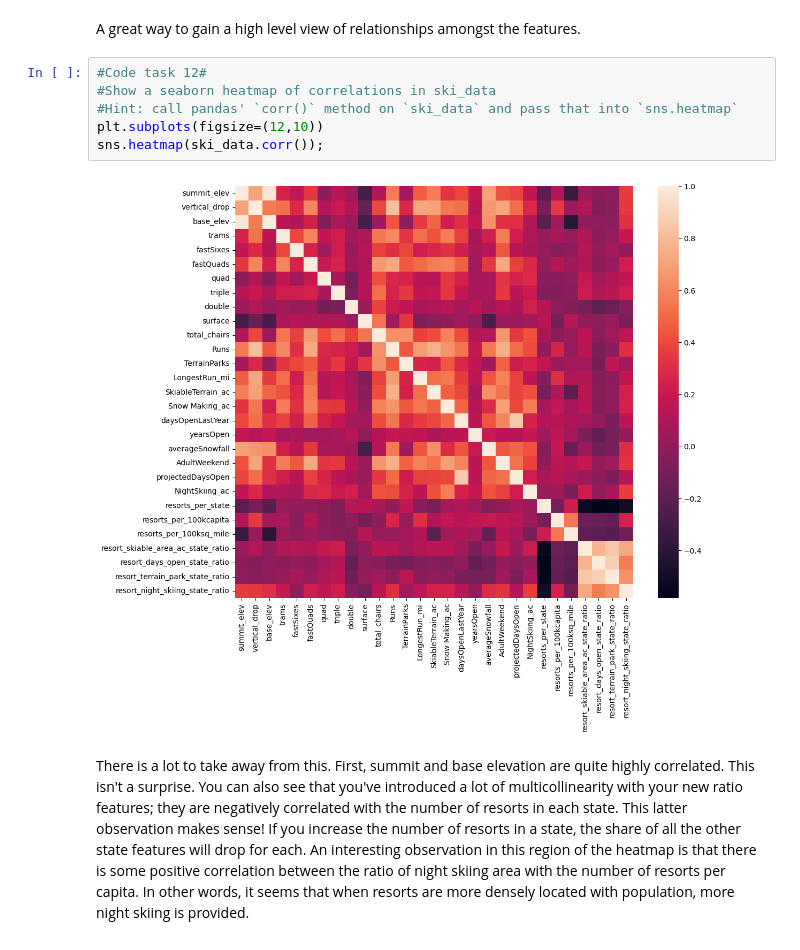
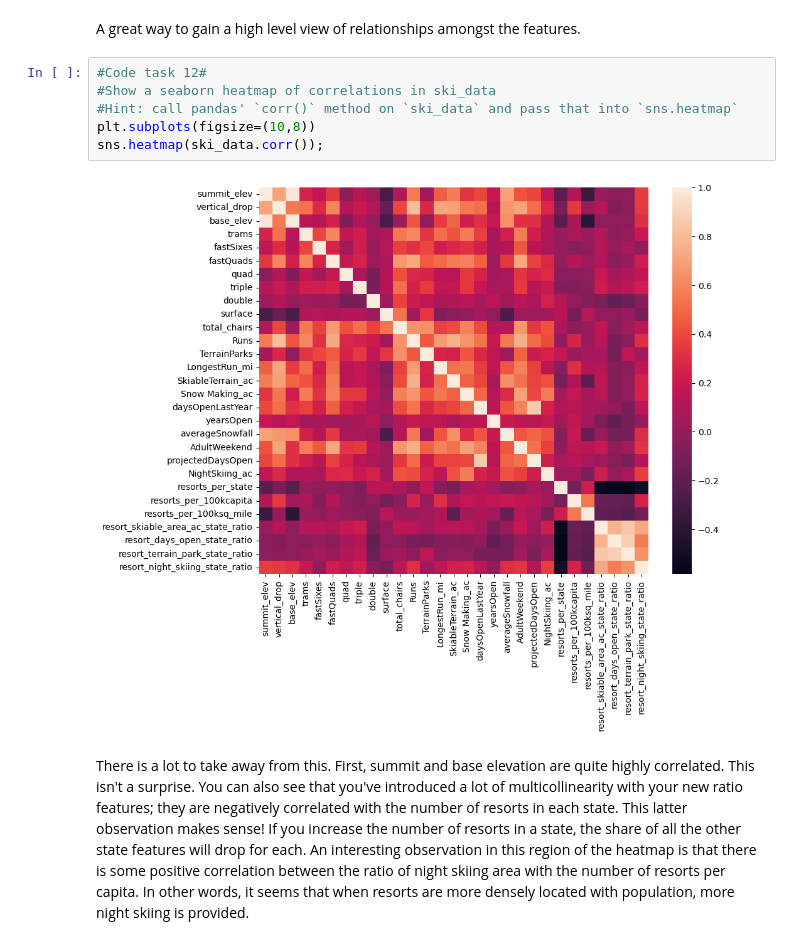
Before and after one commit to zwkaufman/DataScienceGuidedCapstone, a Jupyter notebook: Notebooks/03_exploratory_data_analysis.ipynb, the cells around one changed output. Saved outputs shown, nothing was run; the diff lists cells and outputs as text.

```diff
--- a/Notebooks/03_exploratory_data_analysis.ipynb
+++ b/Notebooks/03_exploratory_data_analysis.ipynb
@@ -759,11 +759,11 @@ A great way to gain a high level view of relationships amongst the features.
 # %%
 #Code task 12#
 #Show a seaborn heatmap of correlations in ski_data
 #Hint: call pandas' `corr()` method on `ski_data` and pass that into `sns.heatmap`
-plt.subplots(figsize=(12,10))
+plt.subplots(figsize=(10,8))
 sns.heatmap(ski_data.corr());
 # %% [output]
-[figure, old version]
+[figure, new version]
 # %% [markdown]
 There is a lot to take away from this. First, summit and base elevation are quite highly correlated. This isn't a surprise. You can also see that you've introduced a lot of multicollinearity with your new ratio features; they are negatively correlated with the number of resorts in each state. This latter observation makes sense! If you increase the number of resorts in a state, the share of all the other state features will drop for each. An interesting observation in this region of the heatmap is that there is some positive correlation between the ratio of night skiing area with the number of resorts per capita. In other words, it seems that when resorts are more densely located with population, more night skiing is provided.
 
```
Also changed, not shown: 2 other files.
